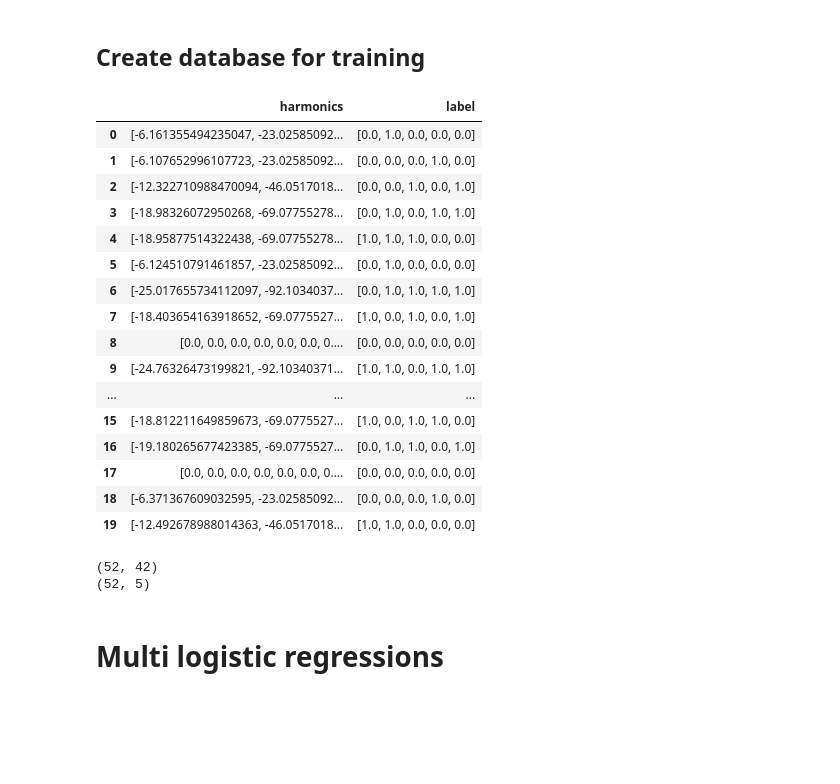
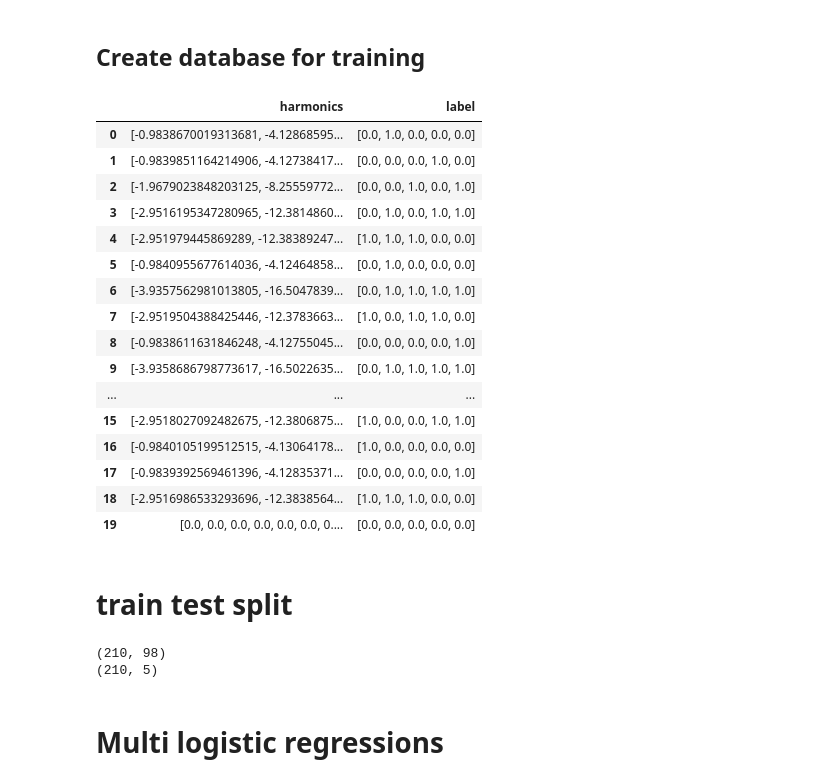
Before and after one commit to davidaleprog/loads_classif, a Jupyter notebook: loads_classif.ipynb, the cells around one changed output. Cells and saved outputs as stored; diff of their text form; code cells hidden in the pictures; blank space fills up the shorter version.

```diff
--- a/loads_classif.ipynb
+++ b/loads_classif.ipynb
@@ -14,7 +14,7 @@ import os
 # %%
 # load data
 root = os.getcwd()
-dataset_dir = os.path.join(root, 'Data-15')
+dataset_dir = os.path.join(root, 'Data_60')
 # %%
 raw_df = pd.DataFrame()
 # %%
@@ -24,10 +24,9 @@ data_list = []
 list_of_folders = os.listdir(dataset_dir)
 
 fs  = 1/100000 #Hz
-max_f = 500 #Hz max frequency considered
 first_iter = True
 
-n_harmonics = 10
+n_harmonics = 100
 # Read matlab files
 for folder in list_of_folders:
     path = os.path.join(dataset_dir, folder)
@@ -43,7 +42,8 @@ for folder in list_of_folders:
             ft =np.fft.fft(mat['tpd']['Data'][0][0][0])
             if first_iter:
                 freqs = np.fft.fftfreq(len(mat['tpd']['Data'][0][0][0]), fs)
-                id_f0 = np.where(freqs==60)[0][0]
+                h_index = np.where(freqs % 60 == 0)[0]
+                print("harmonics indicies", h_index)
                 fc_low = 57
                 fc_high = 63
                 w = np.zeros(len(freqs))
@@ -51,8 +51,9 @@ for folder in list_of_folders:
                 w[np.where(freqs<fc_low)] = 1
                 first_iter = False
             ft_cut =  ft*w
-            abs_ft_cut_norm = abs(ft_cut/np.linalg.norm(ft_cut))
-            harmo = np.log(abs_ft_cut_norm[2:max_f:id_f0]+1e-10)
+            abs_ft_cut_norm = abs(ft_cut/np.linalg.norm(ft_cut)) + 1e-10
+
+            harmo = np.log(abs_ft_cut_norm[h_index][2:n_harmonics] + 1e-10)
             # pick_afftn = abs_ft_cut_norm[np.argsort(abs_ft_cut_norm)[0:30]]
             data_list.append({'label': label,
                               'time_sig': mat['tpd']['Data'][0][0][0],
@@ -65,6 +66,6 @@ for folder in list_of_folders:
 df = pd.DataFrame(data_list)
 
 # Display DataFrame description
-df.head()
+df.describe()
 # %% [output]
 Fun
@@ -158,50 +159,52 @@ plt.show()
 ## Create database for training
 # %%
 np.random.seed(42)
-N = 5*15
+N = 5*60
 
 feature = 'harmonics'
 
 
 list_train_signal = []
 labels = df['label'].unique()
 feature_size = len(df[feature][0])
 min_nb_labels = df['label'].value_counts().min()
 dict_counter = {label:0 for label in labels}
 
 for i in range(N):
     random_selection = np.random.randint(0,2, len(labels))
     mix = np.zeros(feature_size)
     present_labels = np.zeros(labels.shape)
     for i,label in enumerate(labels):
         if random_selection[i] == 1:
             mix += df[feature][df['label']=='Heater'].iloc[np.random.randint(0, min_nb_labels)]
             present_labels[i] = 1
             dict_counter[label] += 1
 
 
     list_train_signal.append({feature: mix, 'label': present_labels})
 
 df_train = pd.DataFrame(list_train_signal)
 df_train.head(20)
 # %% [output]
 |  | harmonics | label |
-| 0 | [-6.161355494235047, -23.02585092... | [0.0, 1.0, 0.0, 0.0, 0.0] |
-| 1 | [-6.107652996107723, -23.02585092... | [0.0, 0.0, 0.0, 1.0, 0.0] |
-| 2 | [-12.322710988470094, -46.0517018... | [0.0, 0.0, 1.0, 0.0, 1.0] |
-| 3 | [-18.98326072950268, -69.07755278... | [0.0, 1.0, 0.0, 1.0, 1.0] |
-| 4 | [-18.95877514322438, -69.07755278... | [1.0, 1.0, 1.0, 0.0, 0.0] |
-| 5 | [-6.124510791461857, -23.02585092... | [0.0, 1.0, 0.0, 0.0, 0.0] |
-| 6 | [-25.017655734112097, -92.1034037... | [0.0, 1.0, 1.0, 1.0, 1.0] |
-| 7 | [-18.403654163918652, -69.0775527... | [1.0, 0.0, 1.0, 0.0, 1.0] |
-| 8 | [0.0, 0.0, 0.0, 0.0, 0.0, 0.0, 0.... | [0.0, 0.0, 0.0, 0.0, 0.0] |
-| 9 | [-24.76326473199821, -92.10340371... | [1.0, 1.0, 0.0, 1.0, 1.0] |
+| 0 | [-0.9838670019313681, -4.12868595... | [0.0, 1.0, 0.0, 0.0, 0.0] |
+| 1 | [-0.9839851164214906, -4.12738417... | [0.0, 0.0, 0.0, 1.0, 0.0] |
+| 2 | [-1.9679023848203125, -8.25559772... | [0.0, 0.0, 1.0, 0.0, 1.0] |
+| 3 | [-2.9516195347280965, -12.3814860... | [0.0, 1.0, 0.0, 1.0, 1.0] |
+| 4 | [-2.951979445869289, -12.38389247... | [1.0, 1.0, 1.0, 0.0, 0.0] |
+| 5 | [-0.9840955677614036, -4.12464858... | [0.0, 1.0, 0.0, 0.0, 0.0] |
+| 6 | [-3.9357562981013805, -16.5047839... | [0.0, 1.0, 1.0, 1.0, 1.0] |
+| 7 | [-2.9519504388425446, -12.3783663... | [1.0, 0.0, 1.0, 1.0, 0.0] |
+| 8 | [-0.9838611631846248, -4.12755045... | [0.0, 0.0, 0.0, 0.0, 1.0] |
+| 9 | [-3.9358686798773617, -16.5022635... | [0.0, 1.0, 1.0, 1.0, 1.0] |
 | ... | ... | ... |
-| 15 | [-18.812211649859673, -69.0775527... | [1.0, 0.0, 1.0, 1.0, 0.0] |
-| 16 | [-19.180265677423385, -69.0775527... | [0.0, 1.0, 1.0, 0.0, 1.0] |
-| 17 | [0.0, 0.0, 0.0, 0.0, 0.0, 0.0, 0.... | [0.0, 0.0, 0.0, 0.0, 0.0] |
-| 18 | [-6.371367609032595, -23.02585092... | [0.0, 0.0, 0.0, 1.0, 0.0] |
-| 19 | [-12.492678988014363, -46.0517018... | [1.0, 1.0, 0.0, 0.0, 0.0] |
+| 15 | [-2.9518027092482675, -12.3806875... | [1.0, 0.0, 0.0, 1.0, 1.0] |
+| 16 | [-0.9840105199512515, -4.13064178... | [1.0, 0.0, 0.0, 0.0, 0.0] |
+| 17 | [-0.9839392569461396, -4.12835371... | [0.0, 0.0, 0.0, 0.0, 1.0] |
+| 18 | [-2.9516986533293696, -12.3838564... | [1.0, 1.0, 1.0, 0.0, 0.0] |
+| 19 | [0.0, 0.0, 0.0, 0.0, 0.0, 0.0, 0.... | [0.0, 0.0, 0.0, 0.0, 0.0] |
+# %% [markdown]
+# train test split
 # %%
 from sklearn.model_selection import train_test_split
 
@@ -214,8 +217,8 @@ X_train, X_test, y_train, y_test = train_test_split(X, y, test_size=0.3, random_
 print(X_train.shape)
 print(y_train.shape)
 # %% [output]
-(52, 42)
-(52, 5)
+(210, 98)
+(210, 5)
 # %% [markdown]
 # Multi logistic regressions
 # %%
```
Also changed, not shown: parts of 8 cells of this notebook.
